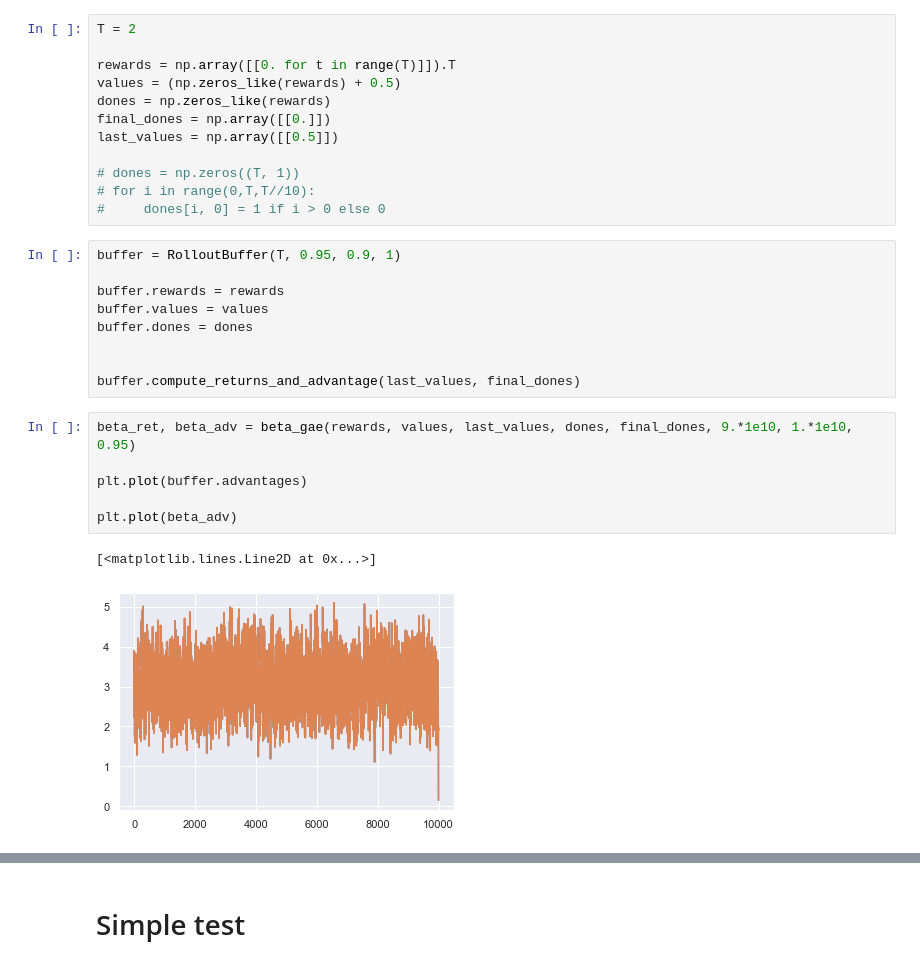
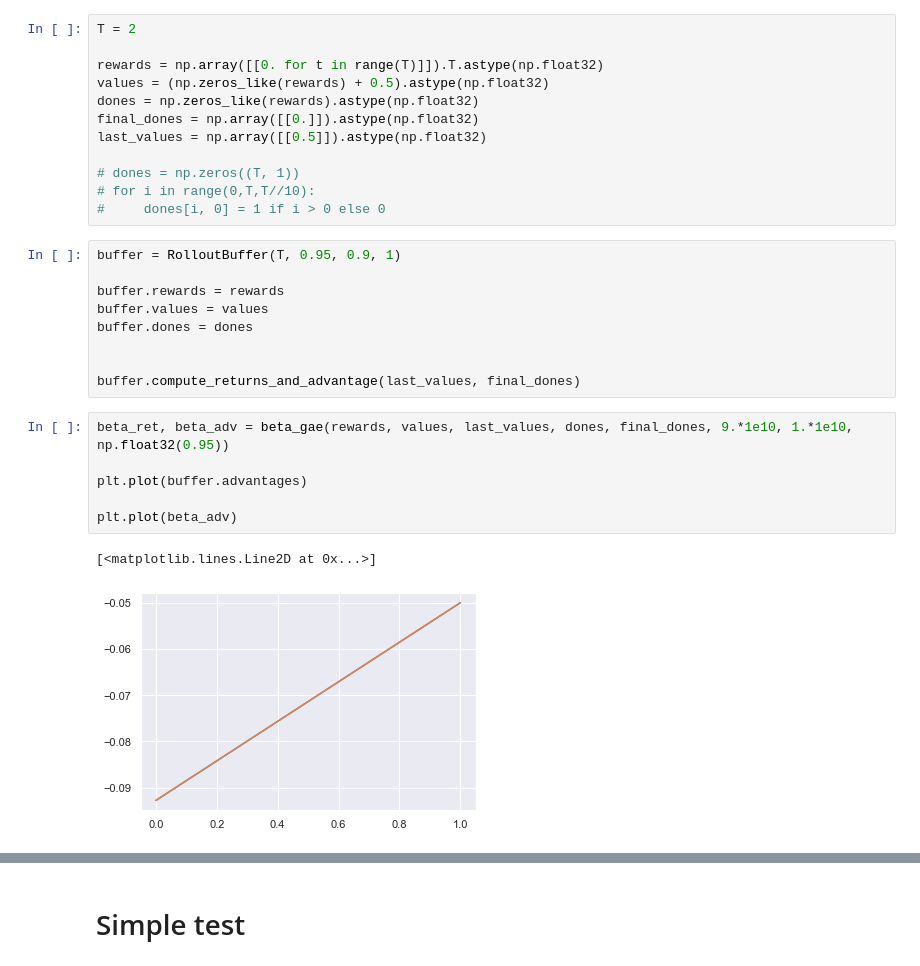
Before and after one commit to RedTachyon/stable-baselines3, a Jupyter notebook: notebooks/beta_discount.ipynb, the cells around one changed output, grey strips where cells are left out. Cells and saved outputs as stored; diff of their text form.

Commit message:
Fixed beta discounting

```diff
--- a/notebooks/beta_discount.ipynb
+++ b/notebooks/beta_discount.ipynb
@@ -309,11 +304,11 @@ Line #      Hits         Time  Per Hit   % Time  Line Contents
 # %%
 T = 2
 
-rewards = np.array([[0. for t in range(T)]]).T
-values = (np.zeros_like(rewards) + 0.5)
-dones = np.zeros_like(rewards)
-final_dones = np.array([[0.]])
-last_values = np.array([[0.5]])
+rewards = np.array([[0. for t in range(T)]]).T.astype(np.float32)
+values = (np.zeros_like(rewards) + 0.5).astype(np.float32)
+dones = np.zeros_like(rewards).astype(np.float32)
+final_dones = np.array([[0.]]).astype(np.float32)
+last_values = np.array([[0.5]]).astype(np.float32)
 
 # dones = np.zeros((T, 1))
 # for i in range(0,T,T//10):
@@ -328,14 +323,14 @@ buffer.dones = dones
 
 buffer.compute_returns_and_advantage(last_values, final_dones)
 # %%
-beta_ret, beta_adv = beta_gae(rewards, values, last_values, dones, final_dones, 9.*1e10, 1.*1e10, 0.95)
+beta_ret, beta_adv = beta_gae(rewards, values, last_values, dones, final_dones, 9.*1e10, 1.*1e10, np.float32(0.95))
 
 plt.plot(buffer.advantages)
 
 plt.plot(beta_adv)
 # %% [output]
 [<matplotlib.lines.Line2D at 0x...>]
-[figure, old version]
+[figure, new version]
 # %%
 plt.plot(beta_adv - buffer.advantages)
 # %% [output]
```
Also changed, not shown: parts of 24 cells of this notebook, 5 other files.
